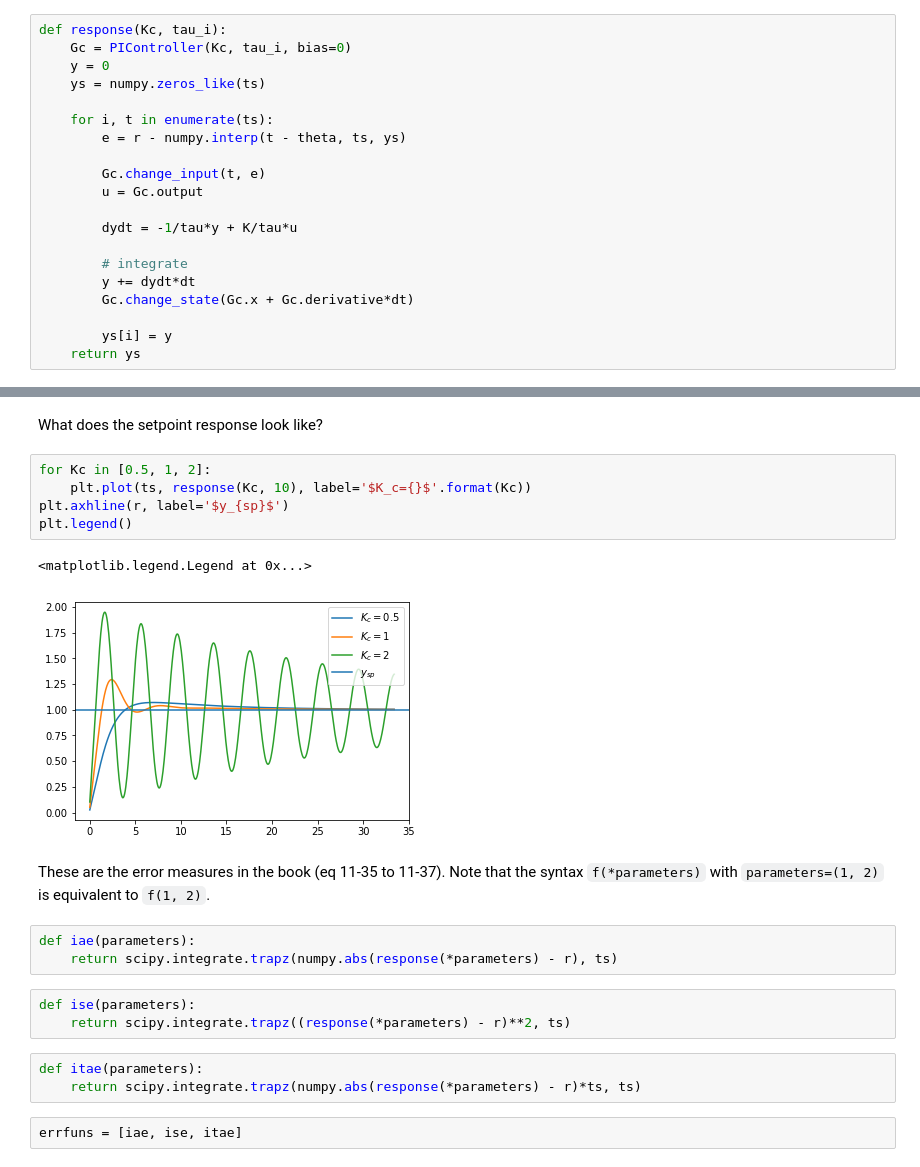
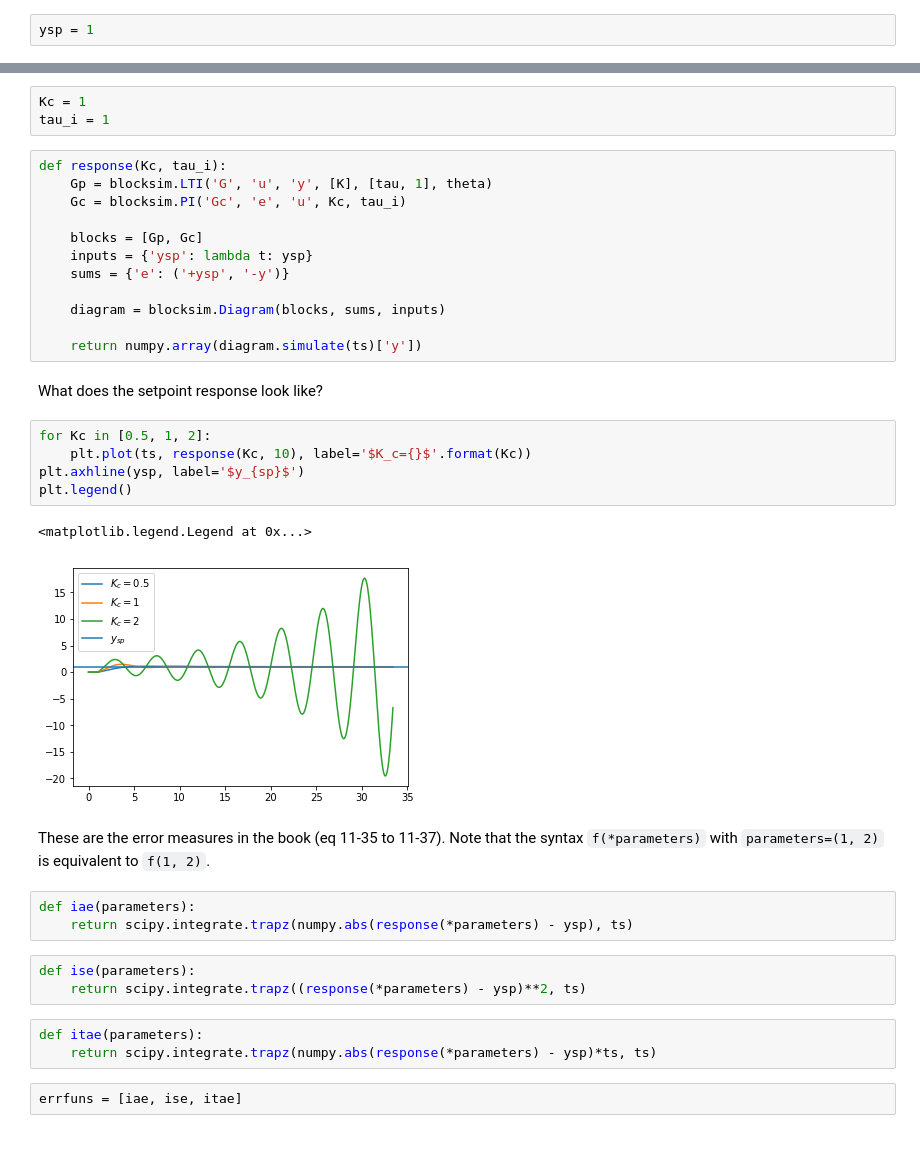
Before and after one commit to alchemyst/Dynamics-and-Control, a Jupyter notebook: 2_Control/3_PID_controller_design_tuning_and_troubleshooting/Optimal control - minimal integral measures.ipynb, the cells around one changed output, grey strips where cells are left out. Cells and saved outputs as stored; diff of their text form.

Commit message:
Rework simulation with blocksim

```diff
--- a/2_Control/3_PID_controller_design_tuning_and_troubleshooting/Optimal control - minimal integral measures.ipynb
+++ b/2_Control/3_PID_controller_design_tuning_and_troubleshooting/Optimal control - minimal integral measures.ipynb
@@ -23,20 +21,2 @@ r = 1
-# %%
-def response(Kc, tau_i):
-    Gc = PIController(Kc, tau_i, bias=0)
-    y = 0
-    ys = numpy.zeros_like(ts)
-
-    for i, t in enumerate(ts):
-        e = r - numpy.interp(t - theta, ts, ys)
-
-        Gc.change_input(t, e)
-        u = Gc.output
-
-        dydt = -1/tau*y + K/tau*u
-
-        # integrate
-        y += dydt*dt
-        Gc.change_state(Gc.x + Gc.derivative*dt)
-
-        ys[i] = y
-    return ys
+# %%
+ysp = 1
@@ -43,24 +25,39 @@ def response(Kc, tau_i):
+# %%
+Kc = 1
+tau_i = 1
+# %%
+def response(Kc, tau_i):
+    Gp = blocksim.LTI('G', 'u', 'y', [K], [tau, 1], theta)
+    Gc = blocksim.PI('Gc', 'e', 'u', Kc, tau_i)
+
+    blocks = [Gp, Gc]
+    inputs = {'ysp': lambda t: ysp}
+    sums = {'e': ('+ysp', '-y')}
+
+    diagram = blocksim.Diagram(blocks, sums, inputs)
+
+    return numpy.array(diagram.simulate(ts)['y'])
 # %% [markdown]
 What does the setpoint response look like?
 # %%
 for Kc in [0.5, 1, 2]:
     plt.plot(ts, response(Kc, 10), label='$K_c={}$'.format(Kc))
-plt.axhline(r, label='$y_{sp}$')
+plt.axhline(ysp, label='$y_{sp}$')
 plt.legend()
 # %% [output]
 <matplotlib.legend.Legend at 0x...>
-[figure, old version]
+[figure, new version]
 # %% [markdown]
 These are the error measures in the book (eq 11-35 to 11-37). Note that the syntax `f(*parameters)` with `parameters=(1, 2)` is equivalent to `f(1, 2)`.
 # %%
 def iae(parameters):
-    return scipy.integrate.trapz(numpy.abs(response(*parameters) - r), ts)
+    return scipy.integrate.trapz(numpy.abs(response(*parameters) - ysp), ts)
 # %%
 def ise(parameters):
-    return scipy.integrate.trapz((response(*parameters) - r)**2, ts)
+    return scipy.integrate.trapz((response(*parameters) - ysp)**2, ts)
 # %%
 def itae(parameters):
-    return scipy.integrate.trapz(numpy.abs(response(*parameters) - r)*ts, ts)
+    return scipy.integrate.trapz(numpy.abs(response(*parameters) - ysp)*ts, ts)
 # %%
 errfuns = [iae, ise, itae]
 # %% [markdown]
```
Also changed, not shown: parts of 14 cells of this notebook, 4 other files.
